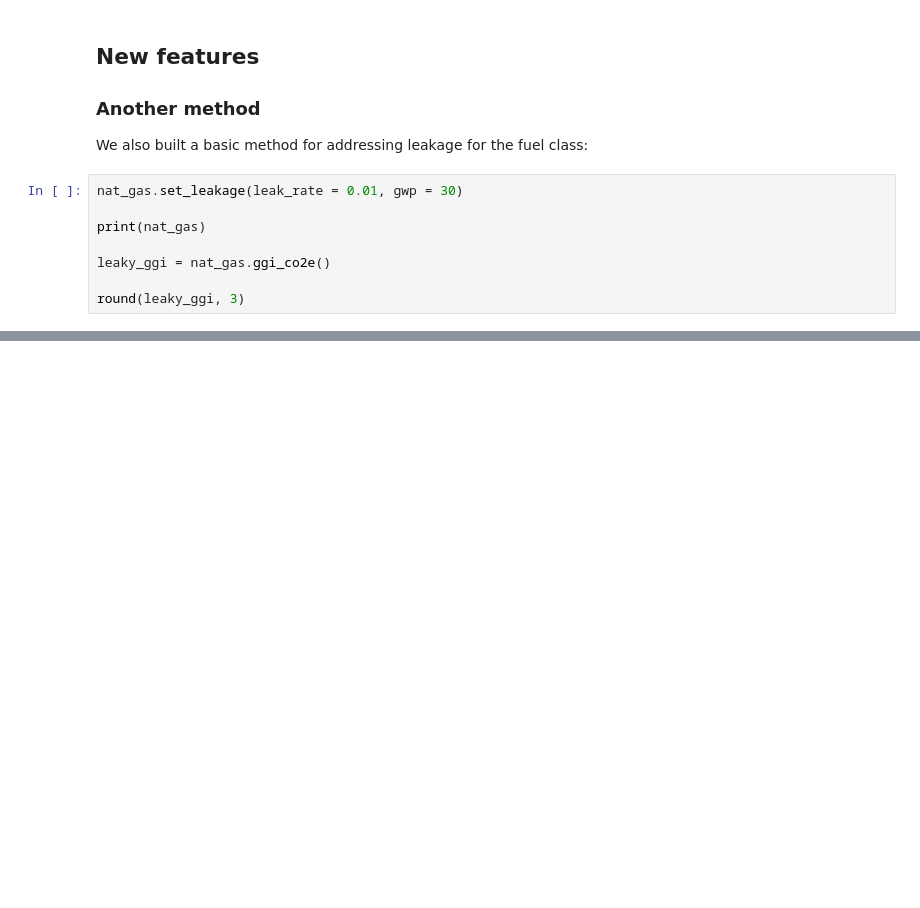
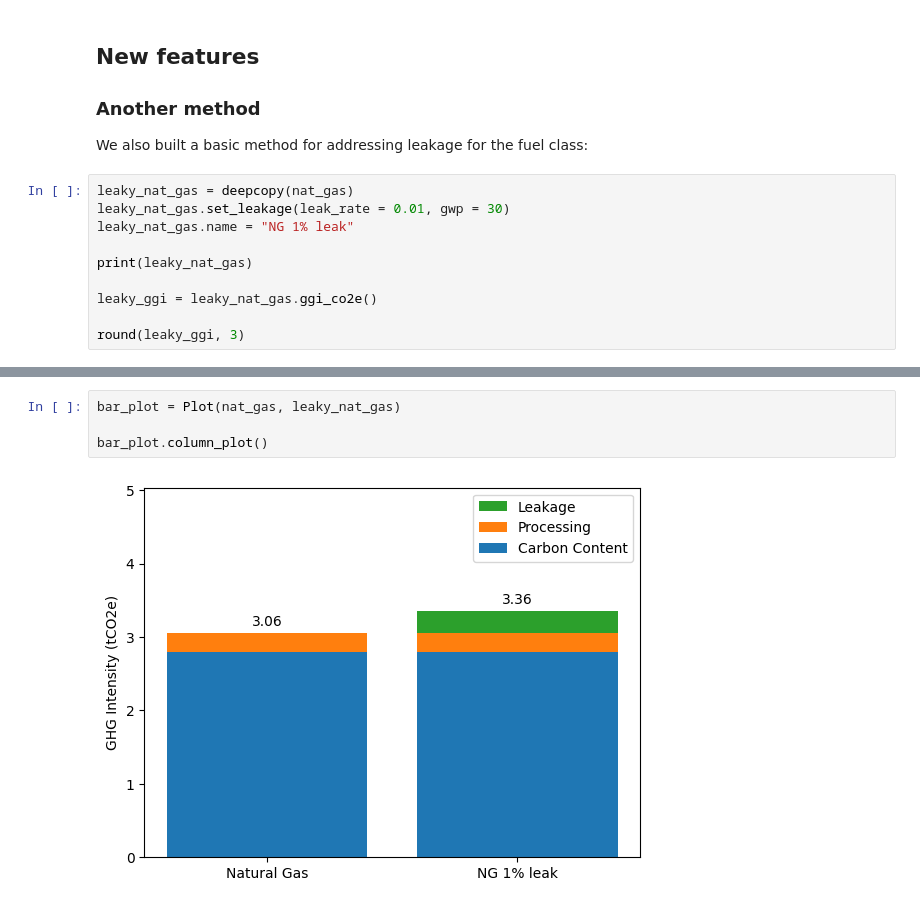
Before and after one commit to epjoiner/GGI_Shiny, a Jupyter notebook: new_pres.ipynb, the cells around one changed output, grey strips where cells are left out. Drawn from its saved outputs; the diff is of its cells as text; blank space fills up the shorter version.

```diff
--- a/new_pres.ipynb
+++ b/new_pres.ipynb
@@ -96,11 +100,13 @@ This number also matches the value from the Excel spreadsheet, although the spre
 
 We also built a basic method for addressing leakage for the fuel class:
 # %%
-nat_gas.set_leakage(leak_rate = 0.01, gwp = 30)
+leaky_nat_gas = deepcopy(nat_gas)
+leaky_nat_gas.set_leakage(leak_rate = 0.01, gwp = 30)
+leaky_nat_gas.name = "NG 1% leak"
 
-print(nat_gas)
+print(leaky_nat_gas)
 
-leaky_ggi = nat_gas.ggi_co2e()
+leaky_ggi = leaky_nat_gas.ggi_co2e()
 
 round(leaky_ggi, 3)
 # %% [output]
@@ -112,0 +180,6 @@ This does not quite line up with the value in the latest iteration of the spread
+# %%
+bar_plot = Plot(nat_gas, leaky_nat_gas)
+
+bar_plot.column_plot()
+# %% [output]
+[figure, added]
```
Also changed, not shown: parts of 13 cells of this notebook.
